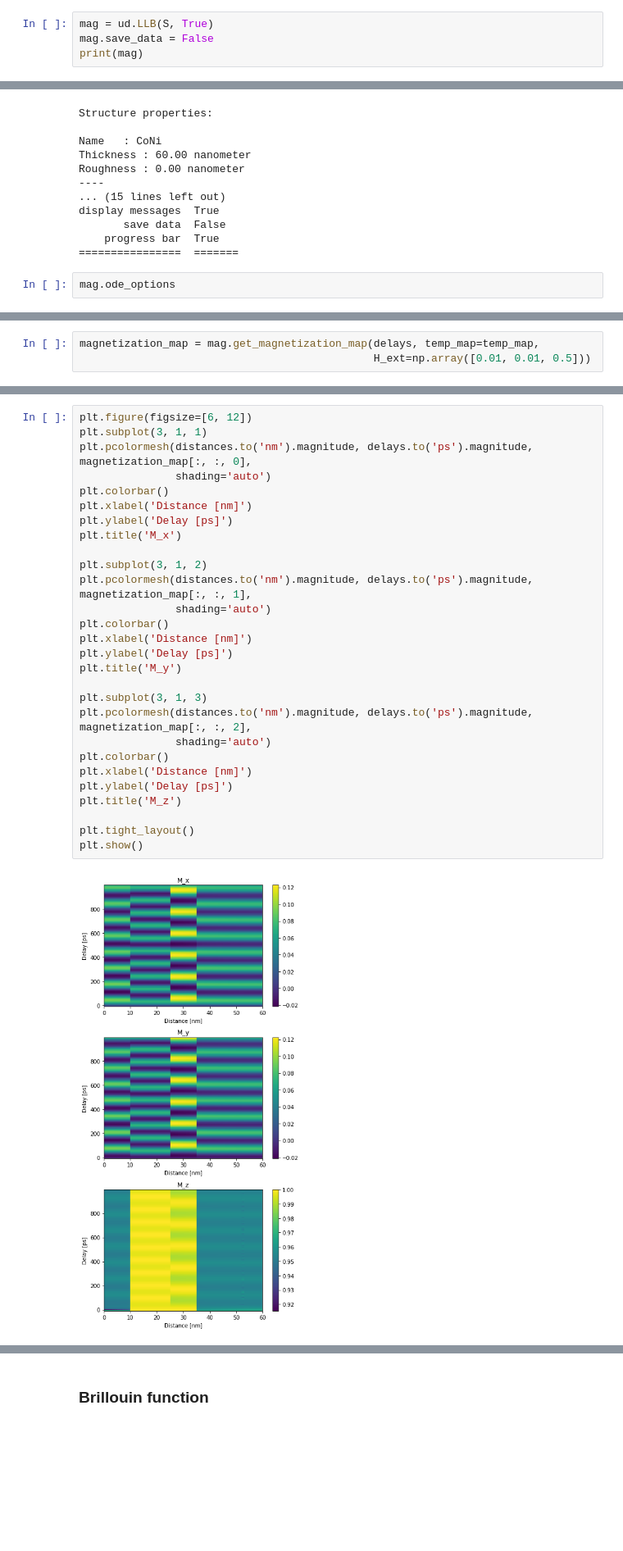
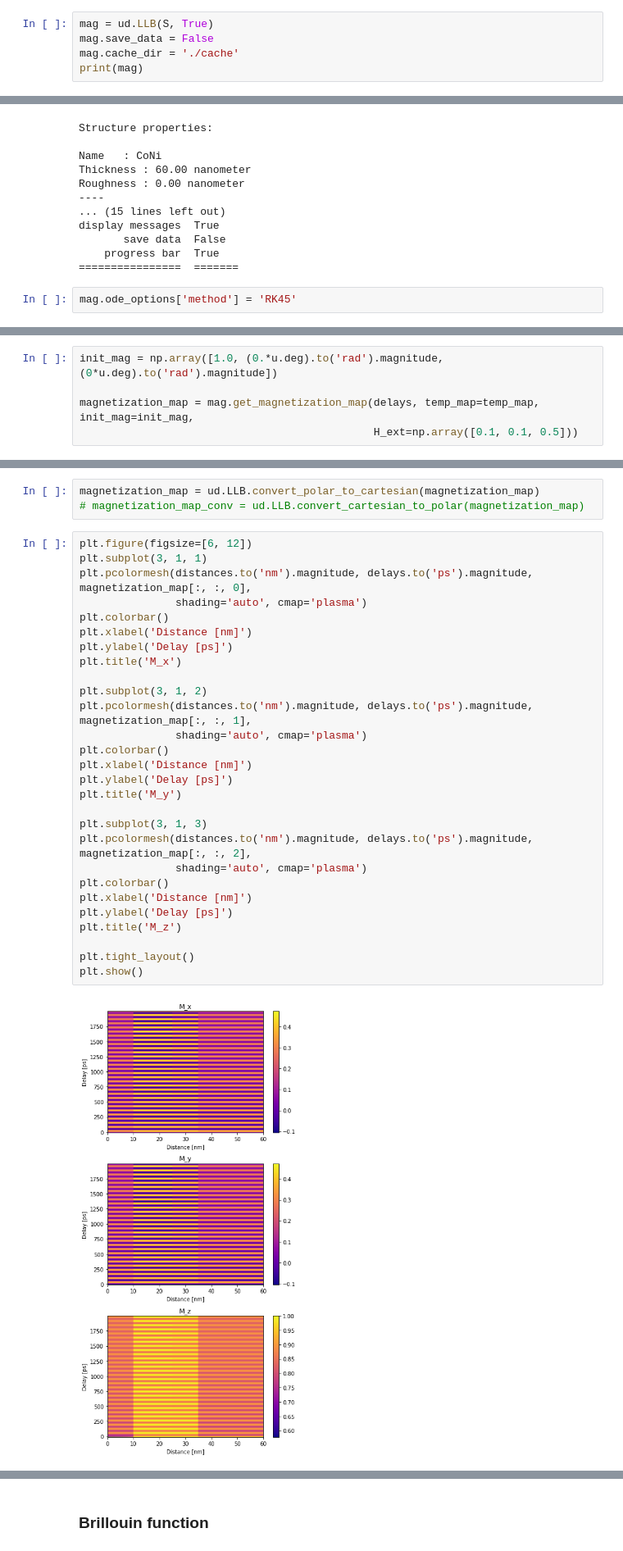
Before and after one commit to dschick/udkm1Dsim, a Jupyter notebook: docs/source/examples/LLB.ipynb, the cells around one changed output, grey strips where cells are left out. Shown at 82% size. Cells and saved outputs as stored; diff of their text form; blank space fills up the shorter version.

```diff
--- a/docs/source/examples/LLB.ipynb
+++ b/docs/source/examples/LLB.ipynb
@@ -245,6 +254,7 @@ plt.show()
 # %%
 mag = ud.LLB(S, True)
 mag.save_data = False
+mag.cache_dir = './cache'
 print(mag)
 # %% [output]
 Landau-Lifshitz-Bloch Magnetization Dynamics simulation properties:
@@ -265,4 +275,4 @@ display messages  True
     progress bar  True
 ================  =======
 # %%
-mag.ode_options
+mag.ode_options['method'] = 'RK45'
@@ -275,5 +279,7 @@ mag.ode_options
 # %%
-magnetization_map = mag.get_magnetization_map(delays, temp_map=temp_map,
-                                              H_ext=np.array([0.01, 0.01, 0.5]))
+init_mag = np.array([1.0, (0.*u.deg).to('rad').magnitude, (0*u.deg).to('rad').magnitude])
+
+magnetization_map = mag.get_magnetization_map(delays, temp_map=temp_map, init_mag=init_mag,
+                                              H_ext=np.array([0.1, 0.1, 0.5]))
 # %% [output]
 Calculating _magnetization_map_ ...
@@ -282,33 +290,36 @@ Elapsed time for _magnetization_map_: 0.002511 s
+# %%
+magnetization_map = ud.LLB.convert_polar_to_cartesian(magnetization_map)
+# magnetization_map_conv = ud.LLB.convert_cartesian_to_polar(magnetization_map)
 # %%
 plt.figure(figsize=[6, 12])
 plt.subplot(3, 1, 1)
 plt.pcolormesh(distances.to('nm').magnitude, delays.to('ps').magnitude, magnetization_map[:, :, 0],
-               shading='auto')
+               shading='auto', cmap='plasma')
 plt.colorbar()
 plt.xlabel('Distance [nm]')
 plt.ylabel('Delay [ps]')
 plt.title('M_x')
 
 plt.subplot(3, 1, 2)
 plt.pcolormesh(distances.to('nm').magnitude, delays.to('ps').magnitude, magnetization_map[:, :, 1],
-               shading='auto')
+               shading='auto', cmap='plasma')
 plt.colorbar()
 plt.xlabel('Distance [nm]')
 plt.ylabel('Delay [ps]')
 plt.title('M_y')
 
 plt.subplot(3, 1, 3)
 plt.pcolormesh(distances.to('nm').magnitude, delays.to('ps').magnitude, magnetization_map[:, :, 2],
-               shading='auto')
+               shading='auto', cmap='plasma')
 plt.colorbar()
 plt.xlabel('Distance [nm]')
 plt.ylabel('Delay [ps]')
 plt.title('M_z')
 
 plt.tight_layout()
 plt.show()
 # %% [output]
-[figure, old version]
+[figure, new version]
 # %%
 plt.figure()
 plt.plot(delays, np.mean(magnetization_map[:, 0:10, 0], axis=1), label=r'$M_x$')
```
Also changed, not shown: parts of 41 cells of this notebook.
